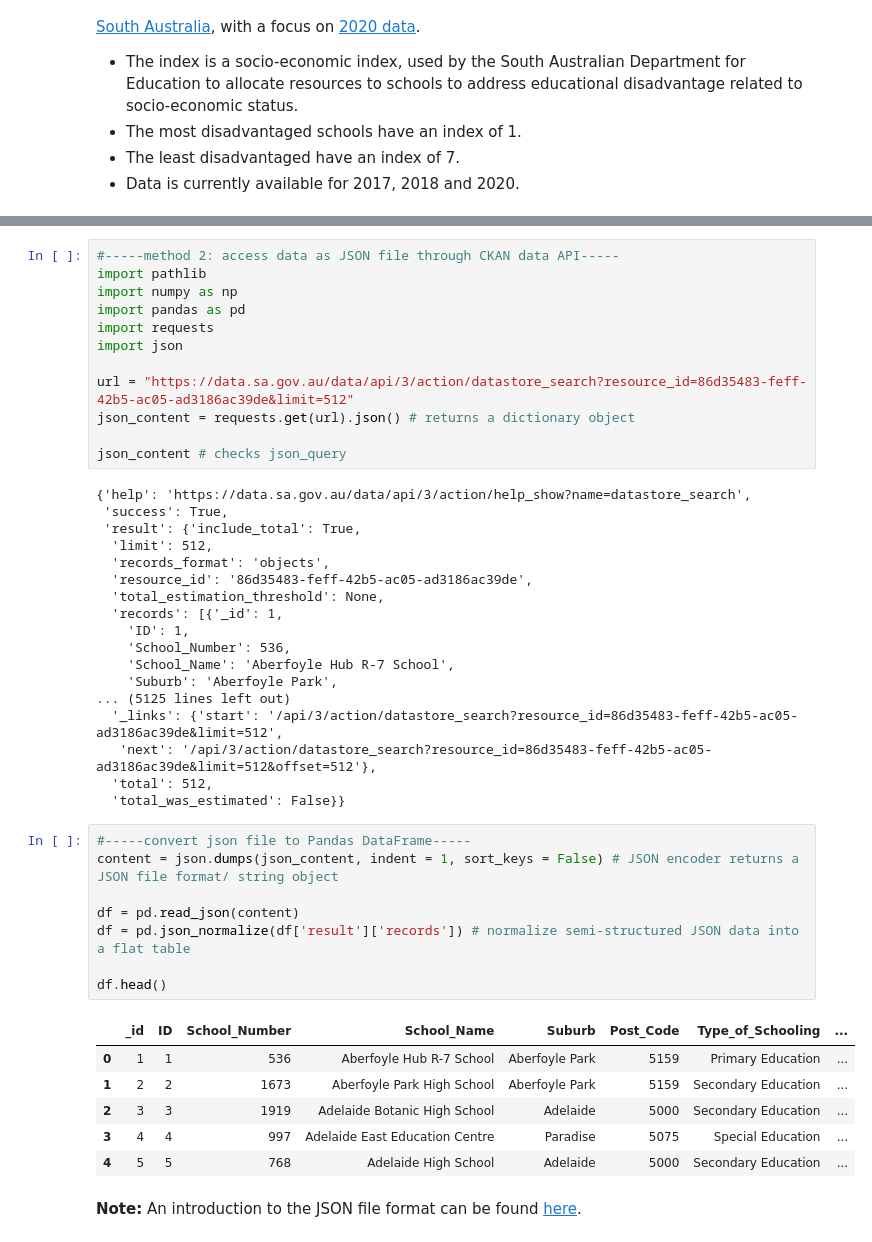
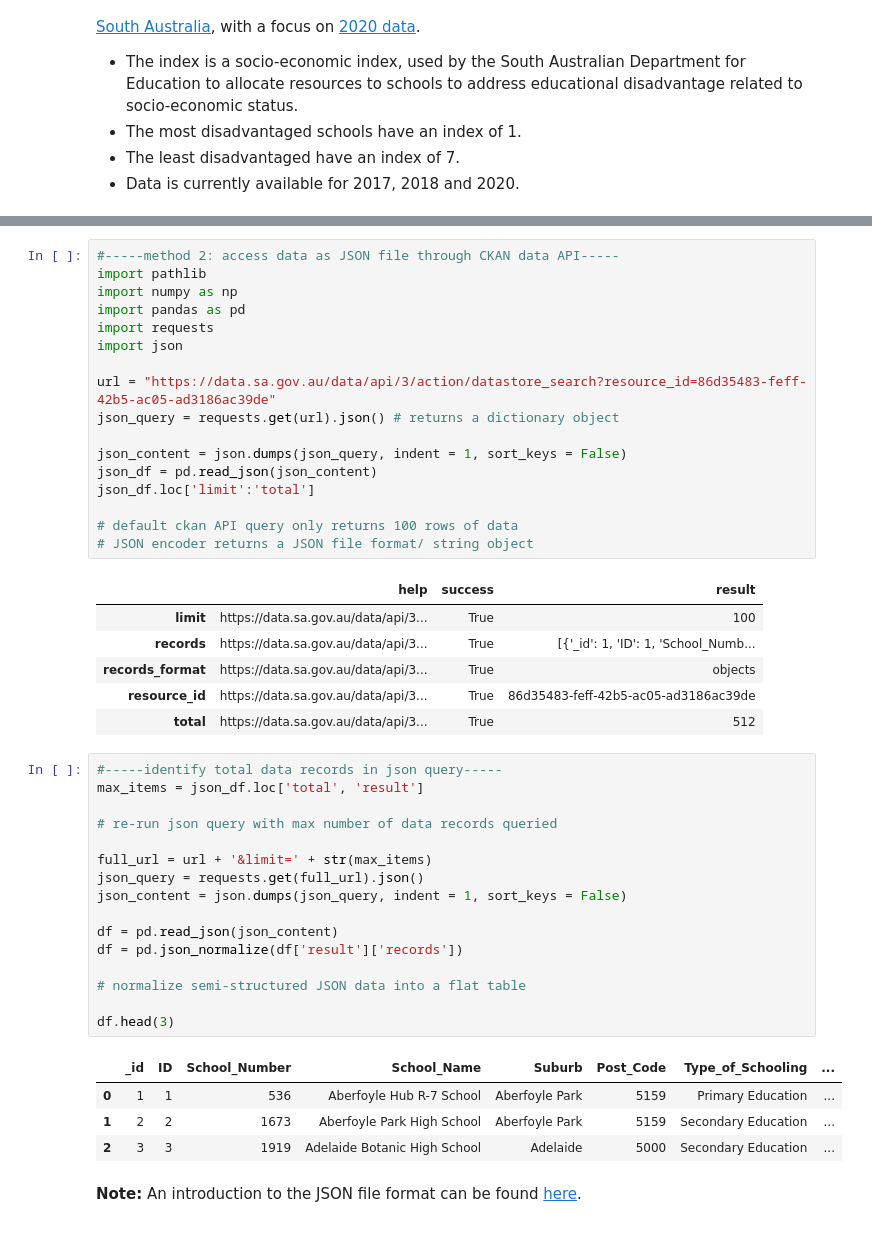
Before and after one commit to erikaduan/python_data_science_tips, a Jupyter notebook: 03_notebooks/04_Manipulating-Pandas-DataFrames.ipynb, the cells around one changed output, grey strips where cells are left out. Drawn from its saved outputs; the diff is of its cells as text.

Commit message:
update Pandas tutorial

```diff
--- a/03_notebooks/04_Manipulating-Pandas-DataFrames.ipynb
+++ b/03_notebooks/04_Manipulating-Pandas-DataFrames.ipynb
@@ -46,43 +44,43 @@ import pandas as pd
 import requests
 import json
 
-url = "https://data.sa.gov.au/data/api/3/action/datastore_search?resource_id=86d35483-feff-42b5-ac05-ad3186ac39de&limit=512"
-json_content = requests.get(url).json() # returns a dictionary object
+url = "https://data.sa.gov.au/data/api/3/action/datastore_search?resource_id=86d35483-feff-42b5-ac05-ad3186ac39de"
+json_query = requests.get(url).json() # returns a dictionary object
 
-json_content # checks json_query
+json_content = json.dumps(json_query, indent = 1, sort_keys = False)
+json_df = pd.read_json(json_content)
+json_df.loc['limit':'total']
+
+# default ckan API query only returns 100 rows of data
+# JSON encoder returns a JSON file format/ string object
 # %% [output]
-{'help': 'https://data.sa.gov.au/data/api/3/action/help_show?name=datastore_search',
- 'success': True,
- 'result': {'include_total': True,
-  'limit': 512,
-  'records_format': 'objects',
-  'resource_id': '86d35483-feff-42b5-ac05-ad3186ac39de',
-  'total_estimation_threshold': None,
-  'records': [{'_id': 1,
-    'ID': 1,
-    'School_Number': 536,
-    'School_Name': 'Aberfoyle Hub R-7 School',
-    'Suburb': 'Aberfoyle Park',
-... (5125 lines left out)
-  '_links': {'start': '/api/3/action/datastore_search?resource_id=86d35483-feff-42b5-ac05-ad3186ac39de&limit=512',
-   'next': '/api/3/action/datastore_search?resource_id=86d35483-feff-42b5-ac05-ad3186ac39de&limit=512&offset=512'},
-  'total': 512,
-  'total_was_estimated': False}}
+|  | help | success | result |
+| limit | https://data.sa.gov.au/data/api/3... | True | 100 |
+| records | https://data.sa.gov.au/data/api/3... | True | [{'_id': 1, 'ID': 1, 'School_Numb... |
+| records_format | https://data.sa.gov.au/data/api/3... | True | objects |
+| resource_id | https://data.sa.gov.au/data/api/3... | True | 86d35483-feff-42b5-ac05-ad3186ac39de |
+| total | https://data.sa.gov.au/data/api/3... | True | 512 |
 # %%
-#-----convert json file to Pandas DataFrame-----
-content = json.dumps(json_content, indent = 1, sort_keys = False) # JSON encoder returns a JSON file format/ string object
+#-----identify total data records in json query-----
+max_items = json_df.loc['total', 'result']
 
-df = pd.read_json(content)
-df = pd.json_normalize(df['result']['records']) # normalize semi-structured JSON data into a flat table
+# re-run json query with max number of data records queried
 
-df.head()
+full_url = url + '&limit=' + str(max_items)
+json_query = requests.get(full_url).json()
+json_content = json.dumps(json_query, indent = 1, sort_keys = False)
+
+df = pd.read_json(json_content)
+df = pd.json_normalize(df['result']['records'])
+
+# normalize semi-structured JSON data into a flat table
+
+df.head(3)
 # %% [output]
 |  | _id | ID | School_Number | School_Name | Suburb | Post_Code | Type_of_Schooling | ... |
 | 0 | 1 | 1 | 536 | Aberfoyle Hub R-7 School | Aberfoyle Park | 5159 | Primary Education | ... |
 | 1 | 2 | 2 | 1673 | Aberfoyle Park High School | Aberfoyle Park | 5159 | Secondary Education | ... |
 | 2 | 3 | 3 | 1919 | Adelaide Botanic High School | Adelaide | 5000 | Secondary Education | ... |
-| 3 | 4 | 4 | 997 | Adelaide East Education Centre | Paradise | 5075 | Special Education | ... |
-| 4 | 5 | 5 | 768 | Adelaide High School | Adelaide | 5000 | Secondary Education | ... |
 # %% [markdown]
 **Note:** An introduction to the JSON file format can be found [here](https://towardsdatascience.com/an-introduction-to-json-c9acb464f43e).
 # %% [markdown]
```
Also changed, not shown: parts of 31 cells of this notebook.
